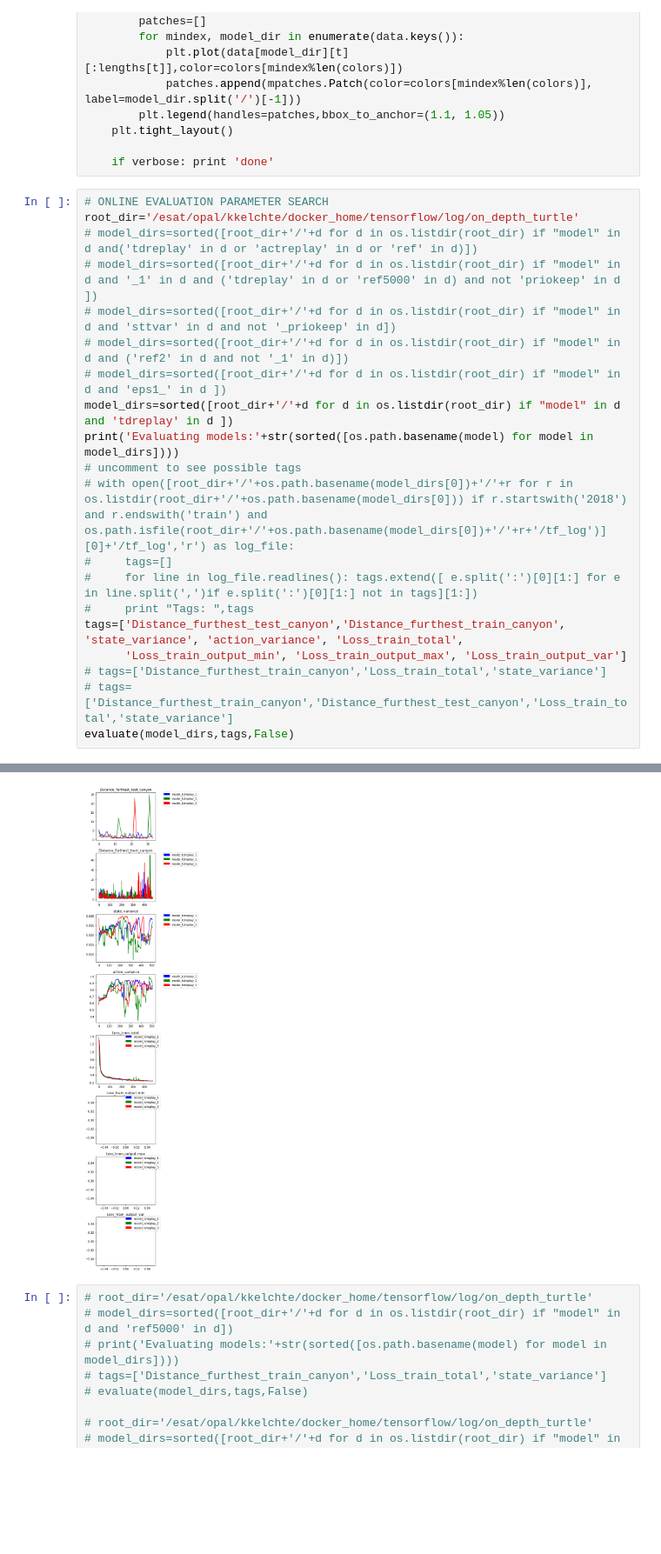
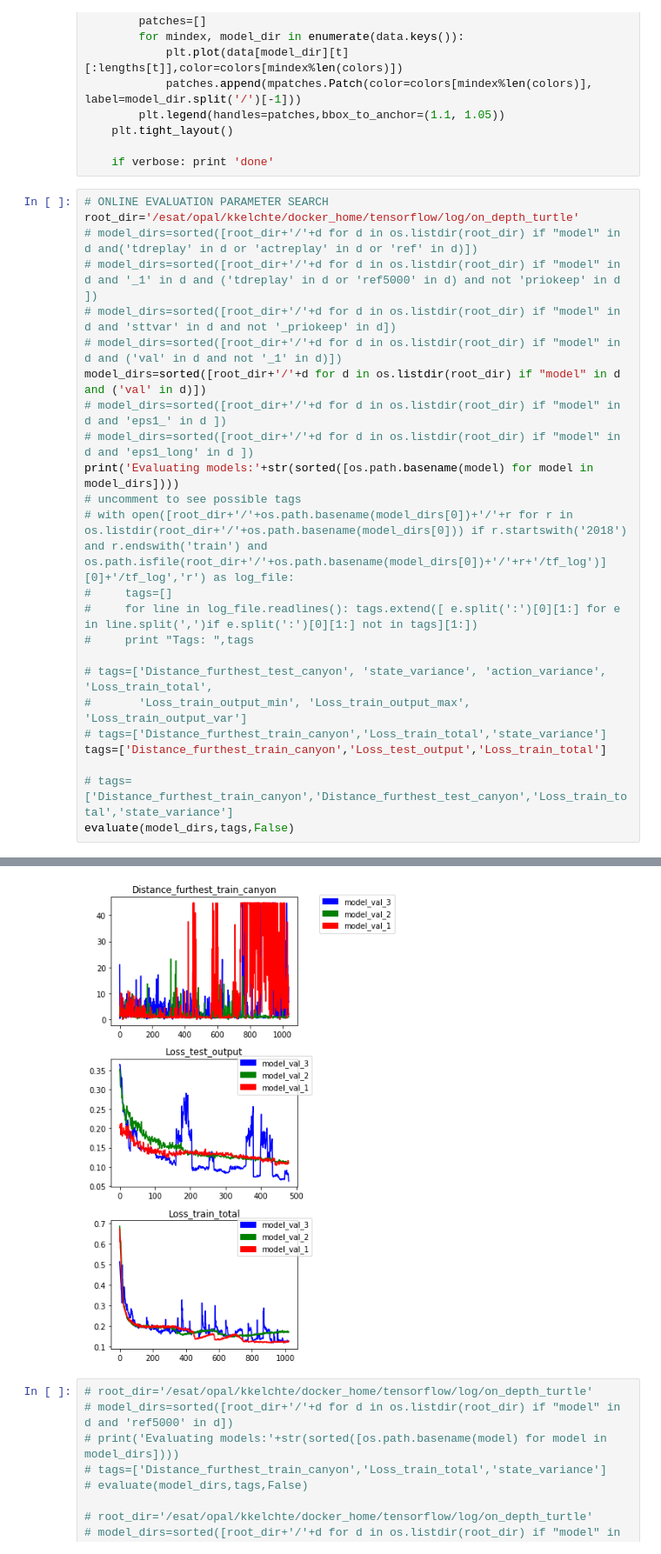
Before and after one commit to kkelchte/pilot, a Jupyter notebook: scripts/evaluate_q_learning_in_simulation.ipynb, the cells around one changed output, grey strips where cells are left out. Shown at 87% size. Cells and saved outputs as stored; diff of their text form; blank space fills up the shorter version.

```diff
--- a/scripts/evaluate_q_learning_in_simulation.ipynb
+++ b/scripts/evaluate_q_learning_in_simulation.ipynb
@@ -66,18 +66,22 @@ root_dir='/esat/opal/kkelchte/docker_home/tensorflow/log/on_depth_turtle'
 # model_dirs=sorted([root_dir+'/'+d for d in os.listdir(root_dir) if "model" in d and('tdreplay' in d or 'actreplay' in d or 'ref' in d)])
 # model_dirs=sorted([root_dir+'/'+d for d in os.listdir(root_dir) if "model" in d and '_1' in d and ('tdreplay' in d or 'ref5000' in d) and not 'priokeep' in d ])
 # model_dirs=sorted([root_dir+'/'+d for d in os.listdir(root_dir) if "model" in d and 'sttvar' in d and not '_priokeep' in d])
-# model_dirs=sorted([root_dir+'/'+d for d in os.listdir(root_dir) if "model" in d and ('ref2' in d and not '_1' in d)])
+# model_dirs=sorted([root_dir+'/'+d for d in os.listdir(root_dir) if "model" in d and ('val' in d and not '_1' in d)])
+model_dirs=sorted([root_dir+'/'+d for d in os.listdir(root_dir) if "model" in d and ('val' in d)])
 # model_dirs=sorted([root_dir+'/'+d for d in os.listdir(root_dir) if "model" in d and 'eps1_' in d ])
-model_dirs=sorted([root_dir+'/'+d for d in os.listdir(root_dir) if "model" in d and 'tdreplay' in d ])
+# model_dirs=sorted([root_dir+'/'+d for d in os.listdir(root_dir) if "model" in d and 'eps1_long' in d ])
 print('Evaluating models:'+str(sorted([os.path.basename(model) for model in model_dirs])))
 # uncomment to see possible tags
 # with open([root_dir+'/'+os.path.basename(model_dirs[0])+'/'+r for r in os.listdir(root_dir+'/'+os.path.basename(model_dirs[0])) if r.startswith('2018') and r.endswith('train') and os.path.isfile(root_dir+'/'+os.path.basename(model_dirs[0])+'/'+r+'/tf_log')][0]+'/tf_log','r') as log_file:
 #     tags=[]
 #     for line in log_file.readlines(): tags.extend([ e.split(':')[0][1:] for e in line.split(',')if e.split(':')[0][1:] not in tags][1:])
 #     print "Tags: ",tags
-tags=['Distance_furthest_test_canyon','Distance_furthest_train_canyon', 'state_variance', 'action_variance', 'Loss_train_total',
-      'Loss_train_output_min', 'Loss_train_output_max', 'Loss_train_output_var']
+
+# tags=['Distance_furthest_test_canyon', 'state_variance', 'action_variance', 'Loss_train_total',
+#       'Loss_train_output_min', 'Loss_train_output_max', 'Loss_train_output_var']
 # tags=['Distance_furthest_train_canyon','Loss_train_total','state_variance']
+tags=['Distance_furthest_train_canyon','Loss_test_output','Loss_train_total']
+
 # tags=['Distance_furthest_train_canyon','Distance_furthest_test_canyon','Loss_train_total','state_variance']
 evaluate(model_dirs,tags,False)
 # %% [output]
@@ -85,4 +89,4 @@ Evaluating models:['model_tdreplay_1', 'model_tdreplay_2', 'model_tdreplay_3']
-[figure, old version]
+[figure, new version]
 # %%
 # root_dir='/esat/opal/kkelchte/docker_home/tensorflow/log/on_depth_turtle'
 # model_dirs=sorted([root_dir+'/'+d for d in os.listdir(root_dir) if "model" in d and 'ref5000' in d])
```
Also changed, not shown: parts of 1 cell of this notebook, 3 other files.
